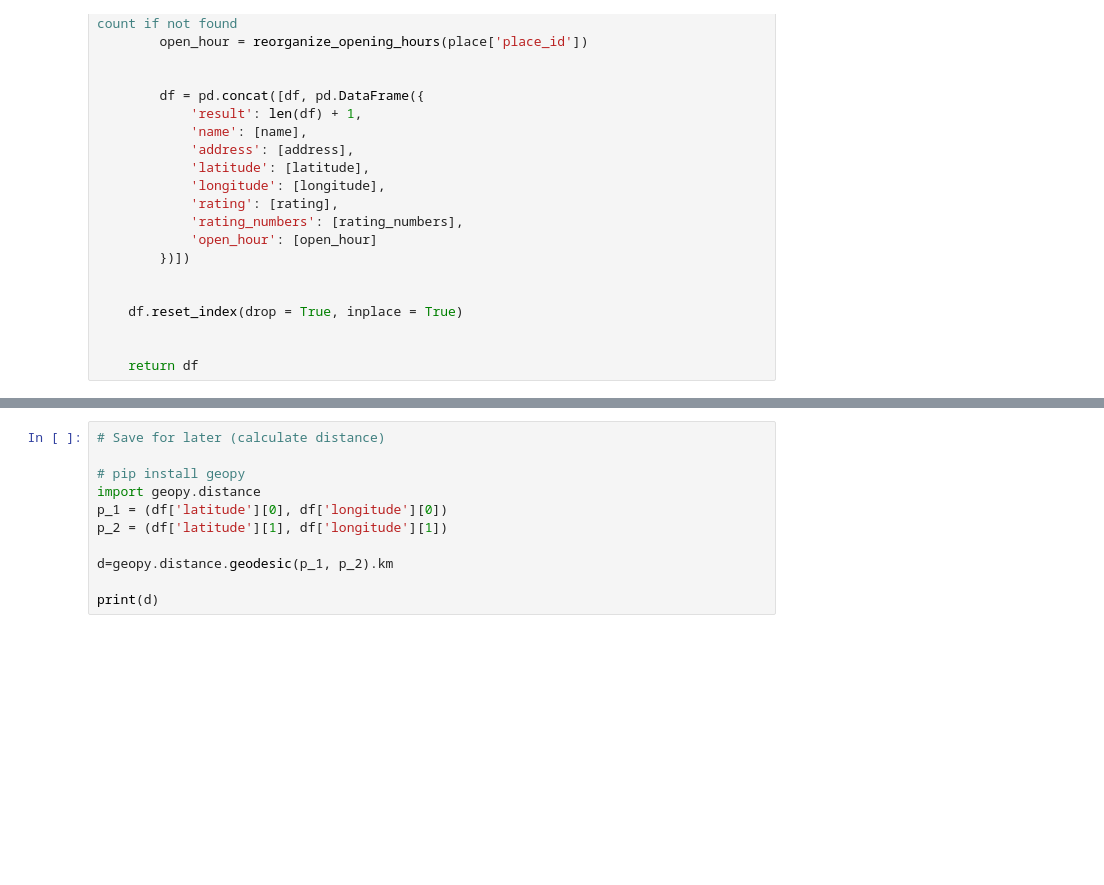
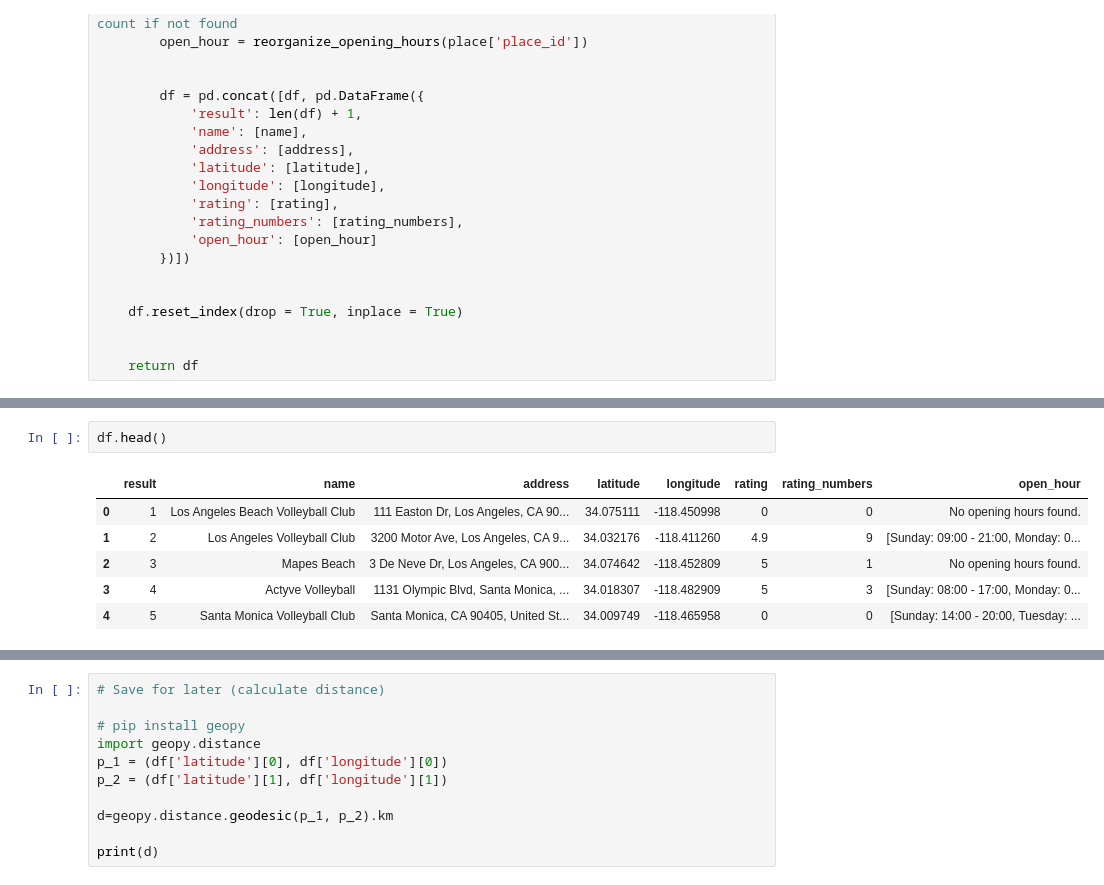
Before and after one commit to haominmai/Travel_Recommendation_System, a Jupyter notebook: Project_notebook.ipynb, the cells around one changed output, grey strips where cells are left out. Saved outputs shown, nothing was run; the diff lists cells and outputs as text; blank space fills up the shorter version.

```diff
--- a/Project_notebook.ipynb
+++ b/Project_notebook.ipynb
@@ -902,0 +935,9 @@ Name: Santa Monica Volleyball Club
+# %%
+df.head()
+# %% [output]
+|  | result | name | address | latitude | longitude | rating | rating_numbers | open_hour |
+| 0 | 1 | Los Angeles Beach Volleyball Club | 111 Easton Dr, Los Angeles, CA 90... | 34.075111 | -118.450998 | 0 | 0 | No opening hours found. |
+| 1 | 2 | Los Angeles Volleyball Club | 3200 Motor Ave, Los Angeles, CA 9... | 34.032176 | -118.411260 | 4.9 | 9 | [Sunday: 09:00 - 21:00, Monday: 0... |
+| 2 | 3 | Mapes Beach | 3 De Neve Dr, Los Angeles, CA 900... | 34.074642 | -118.452809 | 5 | 1 | No opening hours found. |
+| 3 | 4 | Actyve Volleyball | 1131 Olympic Blvd, Santa Monica, ... | 34.018307 | -118.482909 | 5 | 3 | [Sunday: 08:00 - 17:00, Monday: 0... |
+| 4 | 5 | Santa Monica Volleyball Club | Santa Monica, CA 90405, United St... | 34.009749 | -118.465958 | 0 | 0 | [Sunday: 14:00 - 20:00, Tuesday: ... |
```
Also changed, not shown: parts of 18 cells of this notebook, 5 other files.
